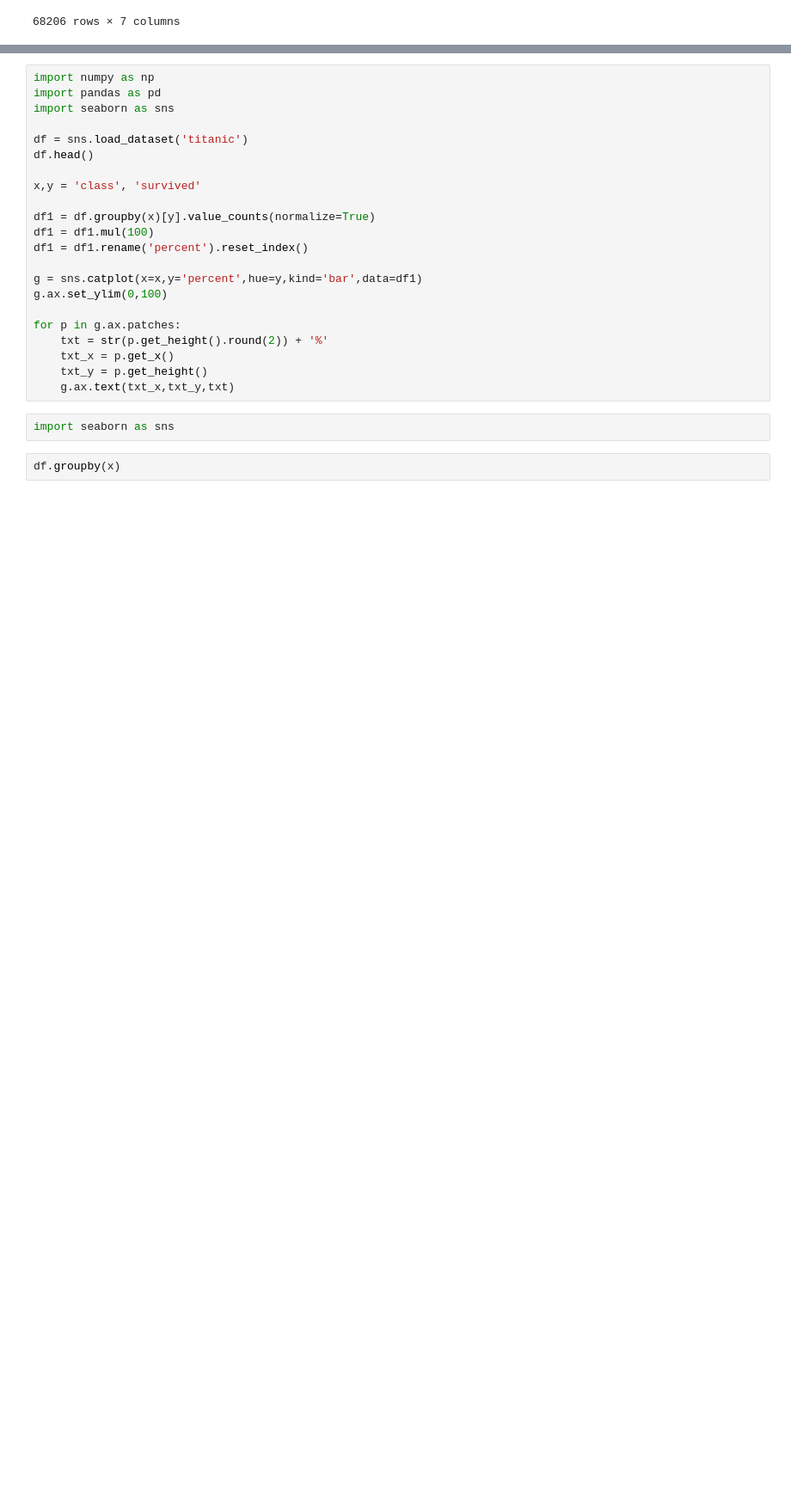
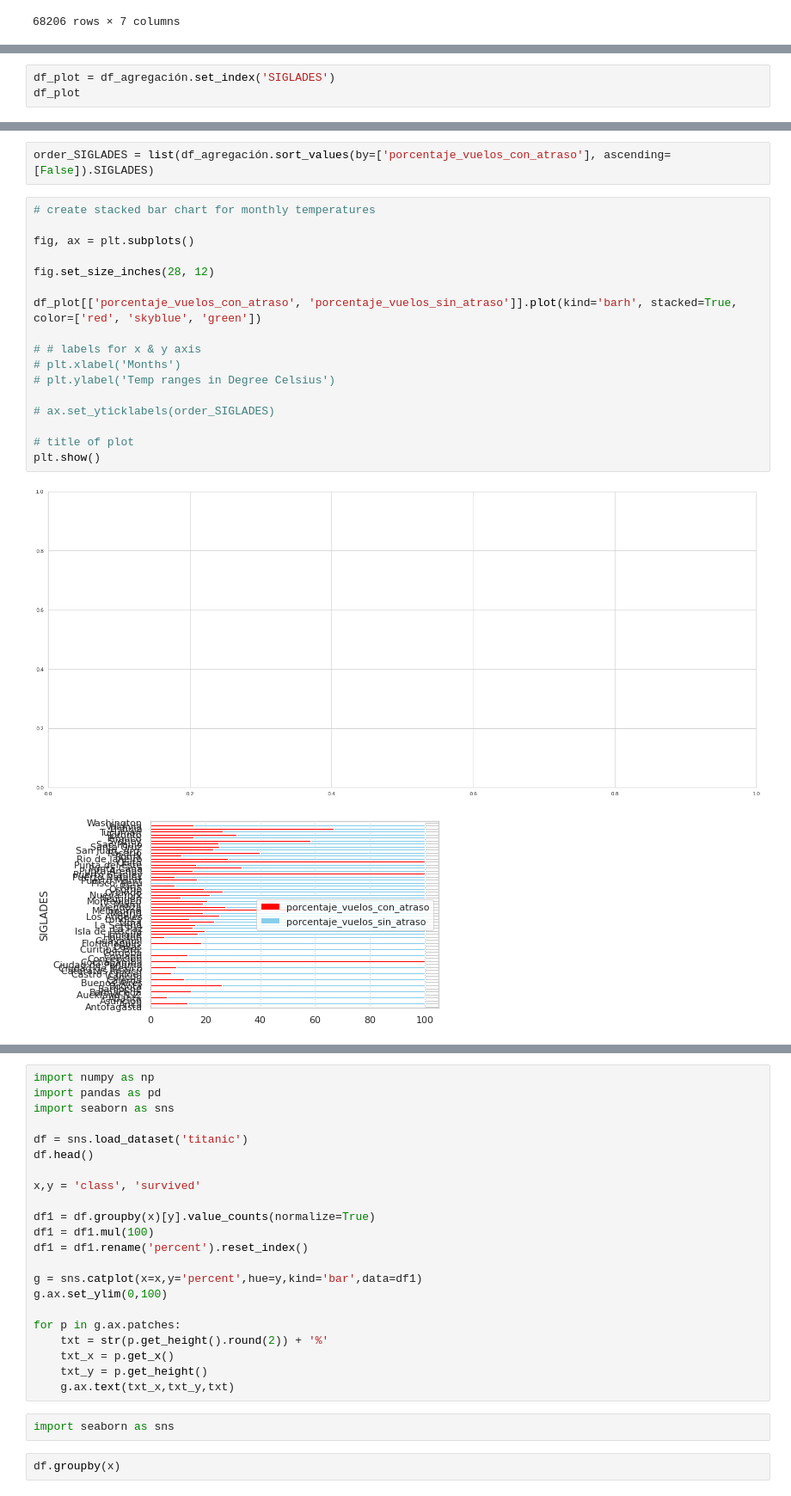
Before and after one commit to alexandergribenchenko/DS_LATAM_Test, a Jupyter notebook: solution.ipynb, the cells around one changed output, grey strips where cells are left out. Shown at 86% size. Saved outputs shown, nothing was run; the diff lists cells and outputs as text; blank space fills up the shorter version.

```diff
--- a/solution.ipynb
+++ b/solution.ipynb
@@ -436,0 +513,3 @@ df_reducida
+# %%
+df_plot = df_agregación.set_index('SIGLADES')
+df_plot
@@ -436,0 +547,22 @@ df_reducida
+# %%
+order_SIGLADES = list(df_agregación.sort_values(by=['porcentaje_vuelos_con_atraso'], ascending=[False]).SIGLADES)
+# %%
+# create stacked bar chart for monthly temperatures
+
+fig, ax = plt.subplots()
+
+fig.set_size_inches(28, 12)
+
+df_plot[['porcentaje_vuelos_con_atraso', 'porcentaje_vuelos_sin_atraso']].plot(kind='barh', stacked=True, color=['red', 'skyblue', 'green'])
+
+# # labels for x & y axis
+# plt.xlabel('Months')
+# plt.ylabel('Temp ranges in Degree Celsius')
+
+# ax.set_yticklabels(order_SIGLADES)
+
+# title of plot
+plt.show()
+# %% [output]
+[figure, added]
+[figure, added]
```
Also changed, not shown: parts of 21 cells of this notebook.
